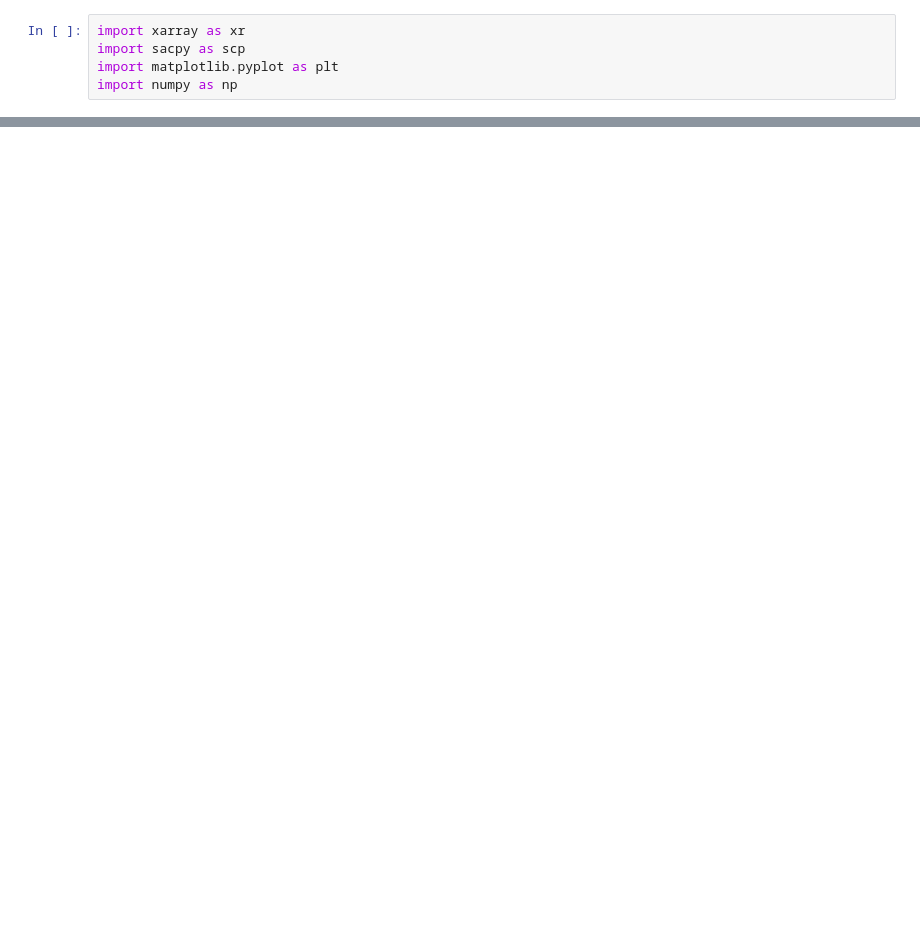
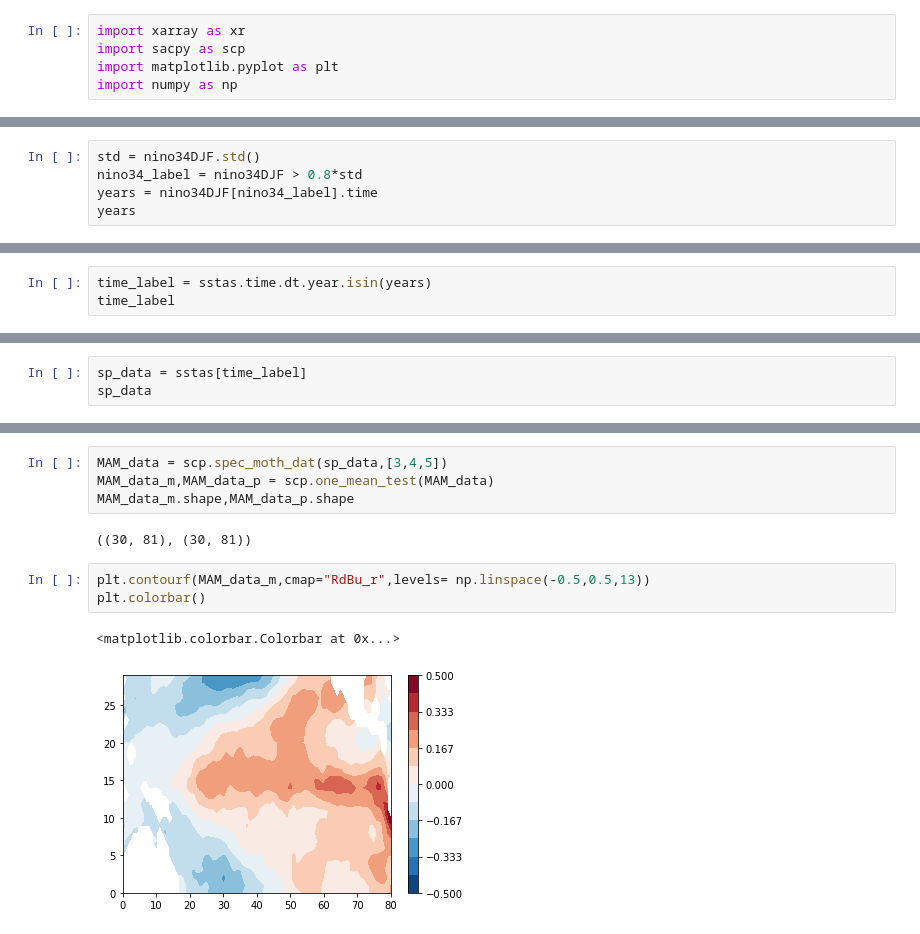
Before and after one commit to ZiluM/GirlFriendPythonCode, a Jupyter notebook: section9_comana.ipynb, the cells around one changed output, grey strips where cells are left out. Saved outputs shown, nothing was run; the diff lists cells and outputs as text; blank space fills up the shorter version.

```diff
--- a/section9_comana.ipynb
+++ b/section9_comana.ipynb
@@ -15,0 +49,5 @@ sstas[0].plot()
+# %%
+std = nino34DJF.std()
+nino34_label = nino34DJF > 0.8*std
+years = nino34DJF[nino34_label].time
+years
@@ -15,0 +62,3 @@ sstas[0].plot()
+# %%
+time_label = sstas.time.dt.year.isin(years)
+time_label
@@ -15,0 +71,3 @@ sstas[0].plot()
+# %%
+sp_data = sstas[time_label]
+sp_data
@@ -15,0 +92,12 @@ sstas[0].plot()
+# %%
+MAM_data = scp.spec_moth_dat(sp_data,[3,4,5])
+MAM_data_m,MAM_data_p = scp.one_mean_test(MAM_data)
+MAM_data_m.shape,MAM_data_p.shape
+# %% [output]
+((30, 81), (30, 81))
+# %%
+plt.contourf(MAM_data_m,cmap="RdBu_r",levels= np.linspace(-0.5,0.5,13))
+plt.colorbar()
+# %% [output]
+<matplotlib.colorbar.Colorbar at 0x...>
+[figure, added]
```
Also changed, not shown: parts of 8 cells of this notebook, 1 other file.
